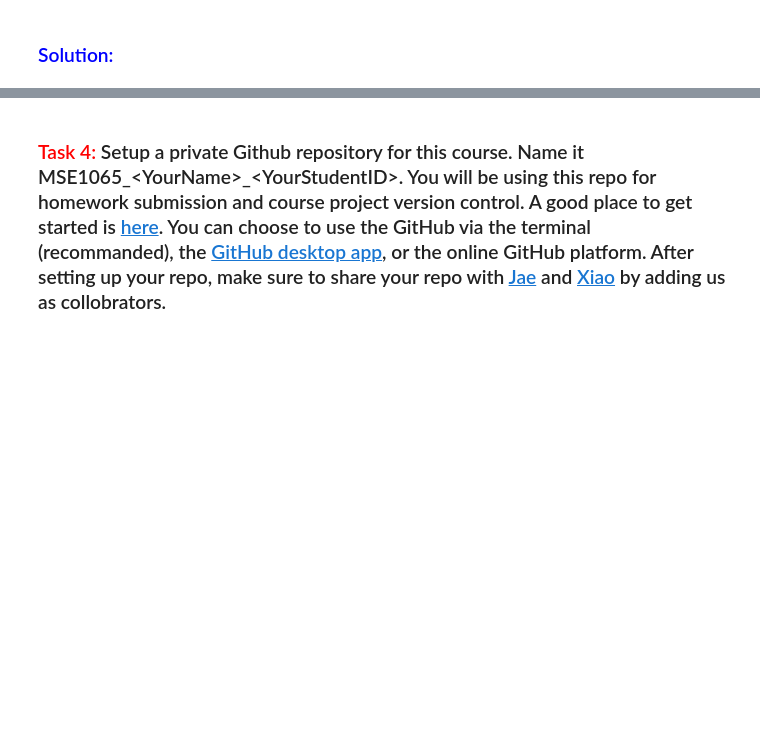
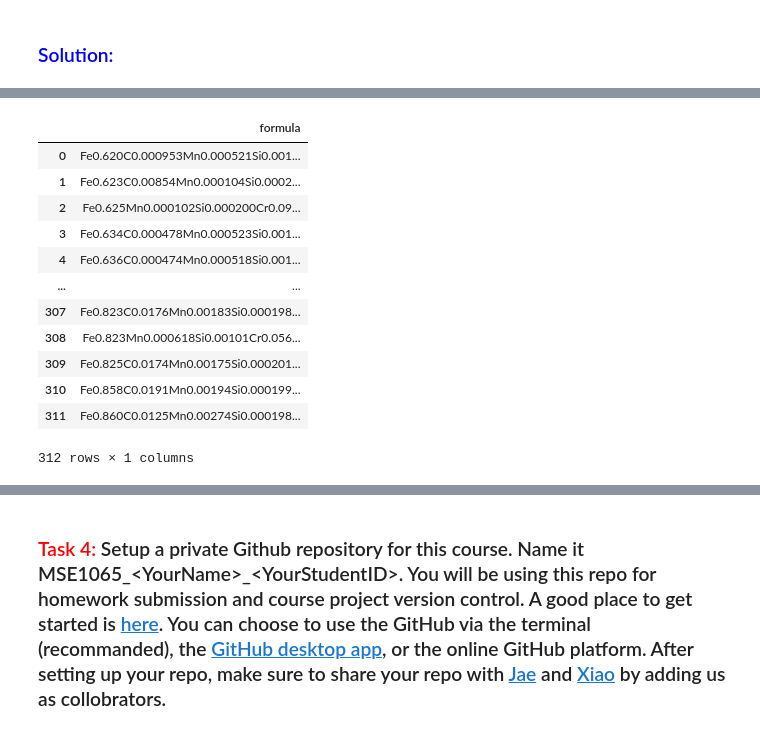
Before and after one commit to dpersaud/MSE1065_DanielPersaud_1004238336, a Jupyter notebook: lab2/assignment2/PersaudD_E2.ipynb, the cells around one changed output, grey strips where cells are left out. Saved outputs shown, nothing was run; the diff lists cells and outputs as text; code cells hidden in the pictures; blank space fills up the shorter version.

```diff
--- a/lab2/assignment2/PersaudD_E2.ipynb
+++ b/lab2/assignment2/PersaudD_E2.ipynb
@@ -107,0 +174,17 @@ dfStanelyCupRunners
+# %%
+dfSteelStrength_features = dfSteelStrength[['formula']] # make a new dataset for just the features
+dfSteelStrength_features
+# %% [output]
+|  | formula |
+| 0 | Fe0.620C0.000953Mn0.000521Si0.001... |
+| 1 | Fe0.623C0.00854Mn0.000104Si0.0002... |
+| 2 | Fe0.625Mn0.000102Si0.000200Cr0.09... |
+| 3 | Fe0.634C0.000478Mn0.000523Si0.001... |
+| 4 | Fe0.636C0.000474Mn0.000518Si0.001... |
+| ... | ... |
+| 307 | Fe0.823C0.0176Mn0.00183Si0.000198... |
+| 308 | Fe0.823Mn0.000618Si0.00101Cr0.056... |
+| 309 | Fe0.825C0.0174Mn0.00175Si0.000201... |
+| 310 | Fe0.858C0.0191Mn0.00194Si0.000199... |
+| 311 | Fe0.860C0.0125Mn0.00274Si0.000198... |
+312 rows × 1 columns
```
Also changed, not shown: parts of 22 cells of this notebook.
